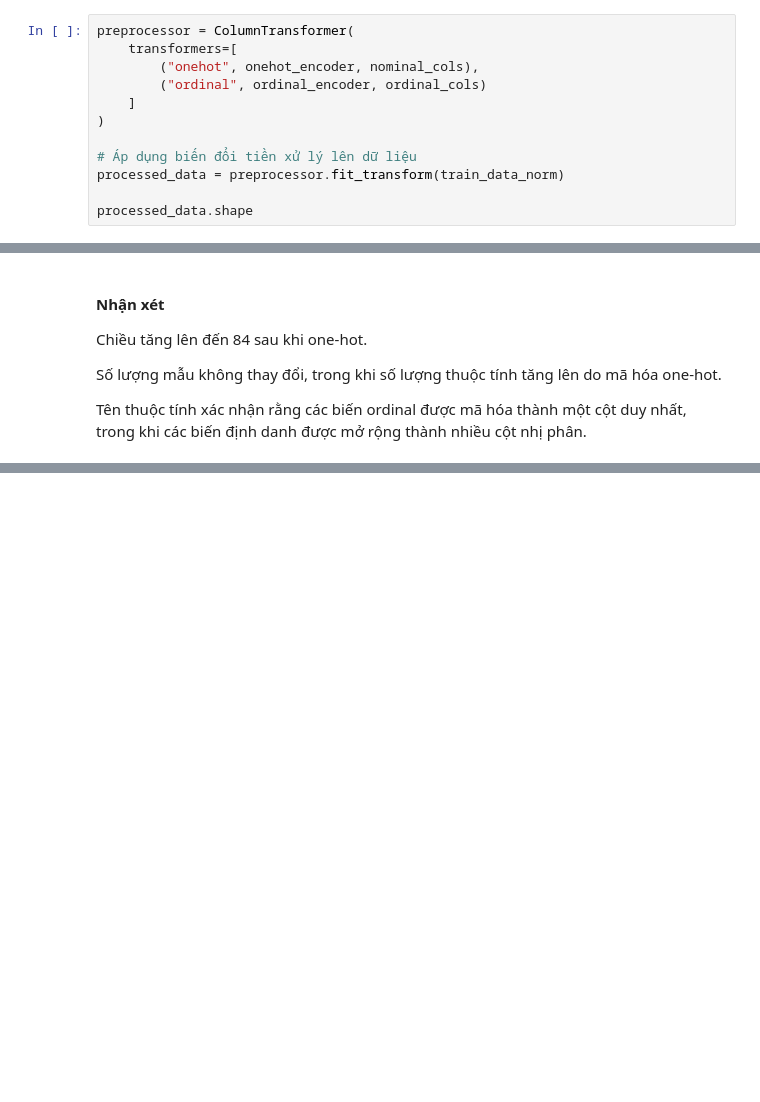
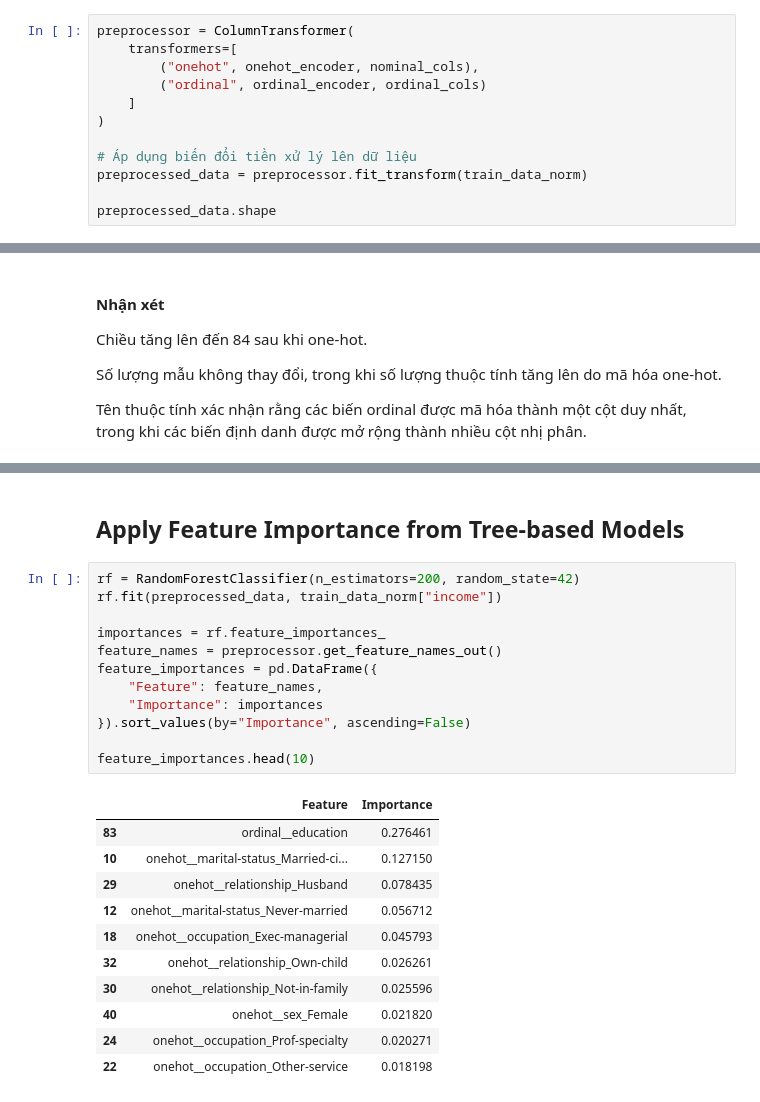
Before and after one commit to thloc1212/DataMiningLab1, a Jupyter notebook: notebooks/02_tabular_preprocessing.ipynb, the cells around one changed output, grey strips where cells are left out. Cells and saved outputs as stored; diff of their text form; blank space fills up the shorter version.

```diff
--- a/notebooks/02_tabular_preprocessing.ipynb
+++ b/notebooks/02_tabular_preprocessing.ipynb
@@ -459,9 +461,9 @@ preprocessor = ColumnTransformer(
 )
 
 # Áp dụng biến đổi tiền xử lý lên dữ liệu
-processed_data = preprocessor.fit_transform(train_data_norm)
+preprocessed_data = preprocessor.fit_transform(train_data_norm)
 
-processed_data.shape
+preprocessed_data.shape
 # %% [output]
 (32561, 84)
 # %% [markdown]
@@ -496,0 +515,26 @@ Tên thuộc tính xác nhận rằng các biến ordinal được mã hóa thà
+# %% [markdown]
+## Apply Feature Importance from Tree-based Models
+# %%
+rf = RandomForestClassifier(n_estimators=200, random_state=42)
+rf.fit(preprocessed_data, train_data_norm["income"])
+
+importances = rf.feature_importances_
+feature_names = preprocessor.get_feature_names_out()
+feature_importances = pd.DataFrame({
+    "Feature": feature_names,
+    "Importance": importances
+}).sort_values(by="Importance", ascending=False)
+
+feature_importances.head(10)
+# %% [output]
+|  | Feature | Importance |
+| 83 | ordinal__education | 0.276461 |
+| 10 | onehot__marital-status_Married-ci... | 0.127150 |
+| 29 | onehot__relationship_Husband | 0.078435 |
+| 12 | onehot__marital-status_Never-married | 0.056712 |
+| 18 | onehot__occupation_Exec-managerial | 0.045793 |
+| 32 | onehot__relationship_Own-child | 0.026261 |
+| 30 | onehot__relationship_Not-in-family | 0.025596 |
+| 40 | onehot__sex_Female | 0.021820 |
+| 24 | onehot__occupation_Prof-specialty | 0.020271 |
+| 22 | onehot__occupation_Other-service | 0.018198 |
```
Also changed, not shown: parts of 15 cells of this notebook.
